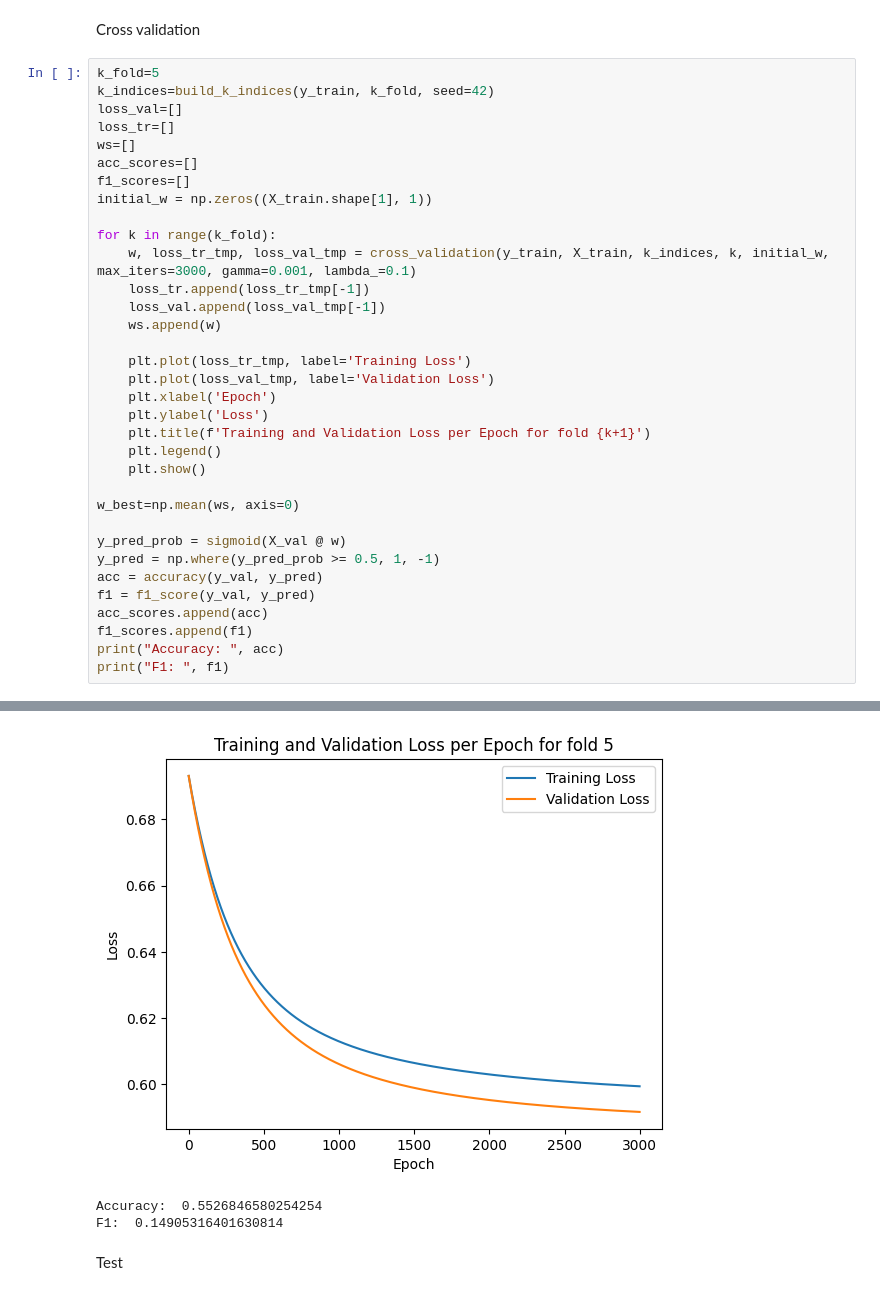
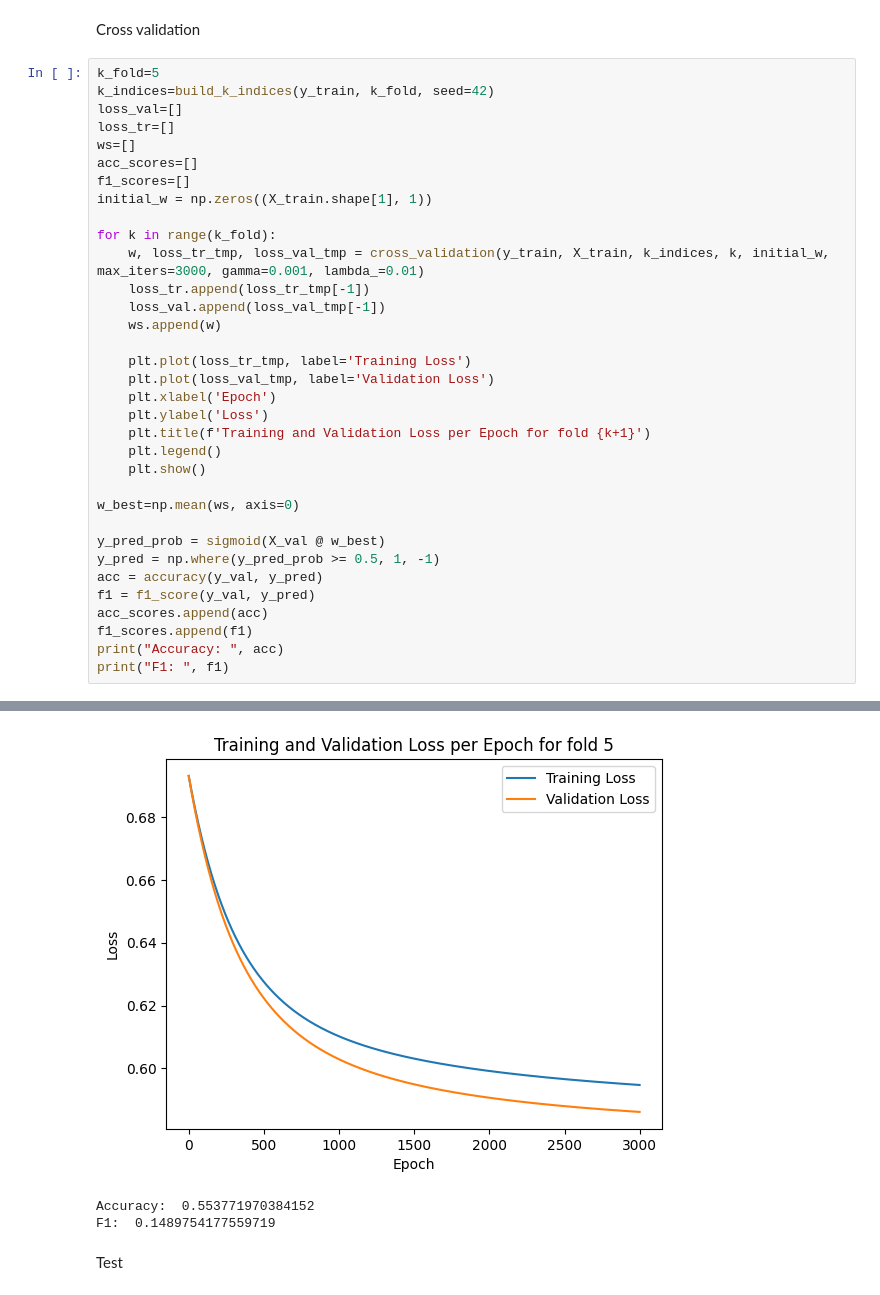
Before and after one commit to martiiiina/fantasy_group, a Jupyter notebook: Train.ipynb, the cells around one changed output, grey strips where cells are left out. Drawn from its saved outputs; the diff is of its cells as text.

Commit message:
correz w_best prima di fare casini

```diff
--- a/Train.ipynb
+++ b/Train.ipynb
@@ -35,7 +35,7 @@ f1_scores=[]
 initial_w = np.zeros((X_train.shape[1], 1))
 
 for k in range(k_fold):
-    w, loss_tr_tmp, loss_val_tmp = cross_validation(y_train, X_train, k_indices, k, initial_w, max_iters=3000, gamma=0.001, lambda_=0.1)
+    w, loss_tr_tmp, loss_val_tmp = cross_validation(y_train, X_train, k_indices, k, initial_w, max_iters=3000, gamma=0.001, lambda_=0.01)
     loss_tr.append(loss_tr_tmp[-1])
     loss_val.append(loss_val_tmp[-1])
     ws.append(w)
@@ -50,7 +50,7 @@ for k in range(k_fold):
 
 w_best=np.mean(ws, axis=0)
 
-y_pred_prob = sigmoid(X_val @ w)
+y_pred_prob = sigmoid(X_val @ w_best)
 y_pred = np.where(y_pred_prob >= 0.5, 1, -1)
 acc = accuracy(y_val, y_pred)
 f1 = f1_score(y_val, y_pred)
@@ -66,6 +66,6 @@ print("F1: ", f1)
-[figure, old version]
+[figure, new version]
-Accuracy:  0.5526846580254254
-F1:  0.14905316401630814
+Accuracy:  0.553771970384152
+F1:  0.1489754177559719
 # %% [markdown]
 Test
 # %%
```
Also changed, not shown: parts of 1 cell of this notebook, 2 other files.
